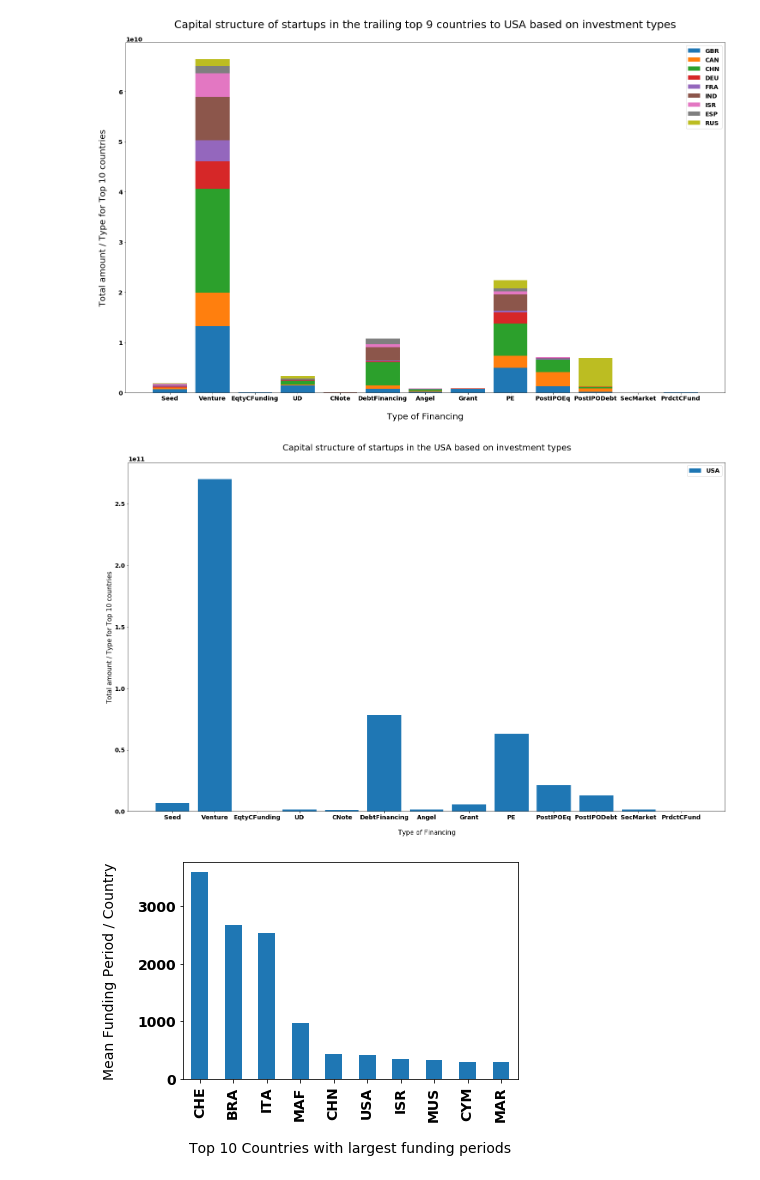
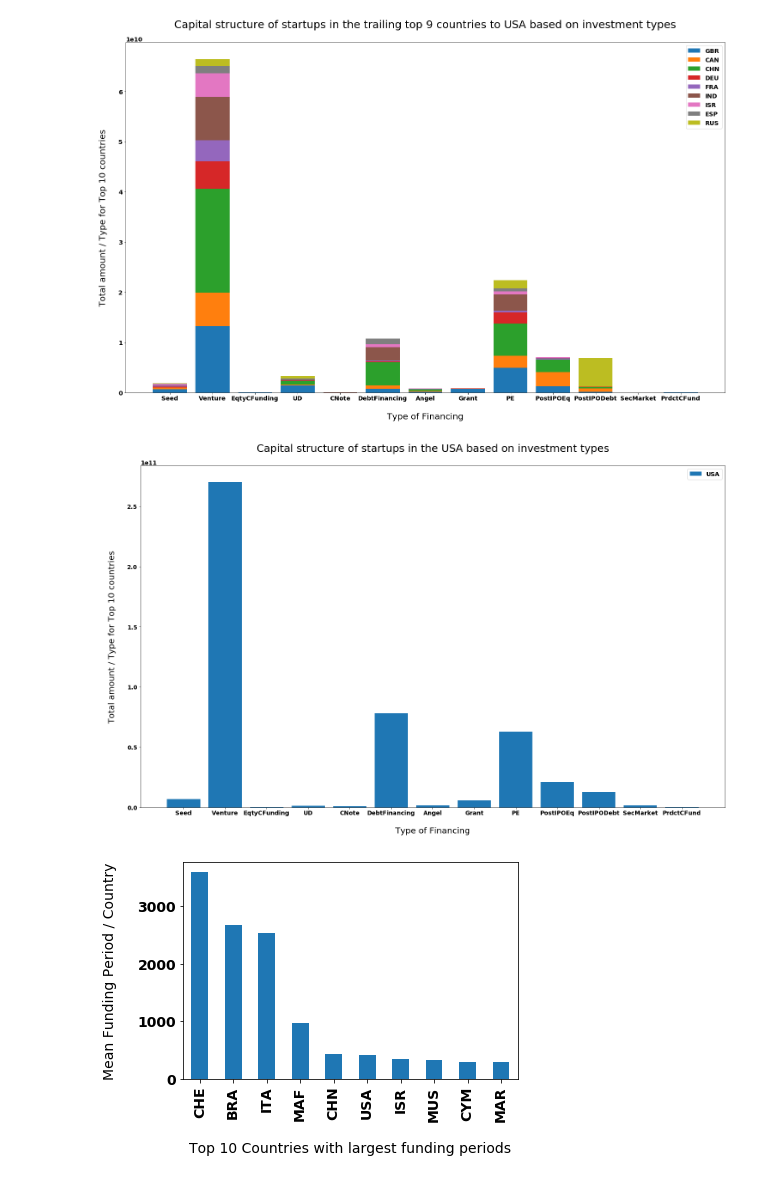
Before and after one commit to EricBui0201/Data_Analytics_Projects, a Jupyter notebook: Global Startup Ecosystem/Jupyter BN Files/GSE_KaggleDS.ipynb, the cells around one changed output. Drawn from its saved outputs; the diff is of its cells as text; code cells hidden in the pictures.

```diff
--- a/Global Startup Ecosystem/Jupyter BN Files/GSE_KaggleDS.ipynb
+++ b/Global Startup Ecosystem/Jupyter BN Files/GSE_KaggleDS.ipynb
@@ -305,28 +305,28 @@ ax.set_title('Capital structure of startups in the trailing top 9 countries to U
 # %%
 #PLOT:Distribution of funds based on funding type for USA
 rc('font', weight='bold')
 mpl.rcParams['font.size'] = 14
 
 r=[0,1,2,3,4,5,6,7,8,9,10,11,12]
 labels = df.country_code.value_counts().head(1).index.to_list()
 x=df_fund.loc[df.country_code.value_counts().head(1).index.to_list()]
 
 x0=x.iloc[0,:].to_list()
 
 barWidth = 1
 labels_2 = ['Seed', 'Venture', 'EqtyCFunding', 'UD', 'CNote','DebtFinancing','Angel','Grant','PE','PostIPOEq','PostIPODebt','SecMarket','PrdctCFund']
 
 fig,ax=plt.subplots(figsize=(25,15))
 
 ax.bar(r,x0)
 
 plt.xticks(r, labels_2, fontweight='bold')
 plt.legend(labels)
-ax.set_xlabel('\nType of Financing', fontsize=15)
-ax.set_ylabel('\nTotal amount / Type for Top 10 countries', fontsize=15)
-ax.set_title('Capital structure of startups in the USA based on investment types\n', fontsize=20);
+ax.set_xlabel('\nType of Financing', fontsize=20)
+ax.set_ylabel('\nTotal amount / Type for Top 10 countries\n', fontsize=20)
+ax.set_title('Capital structure of startups in the USA based on investment types\n', fontsize=25);
 # %% [output]
-[figure, old version]
+[figure, new version]
 # %%
 #Calculating the difference in days between first and last funding date & displaying top 10 countries with the largest average funding period
 import datetime
```
Also changed, not shown: parts of 1 cell of this notebook, 10 other files.
